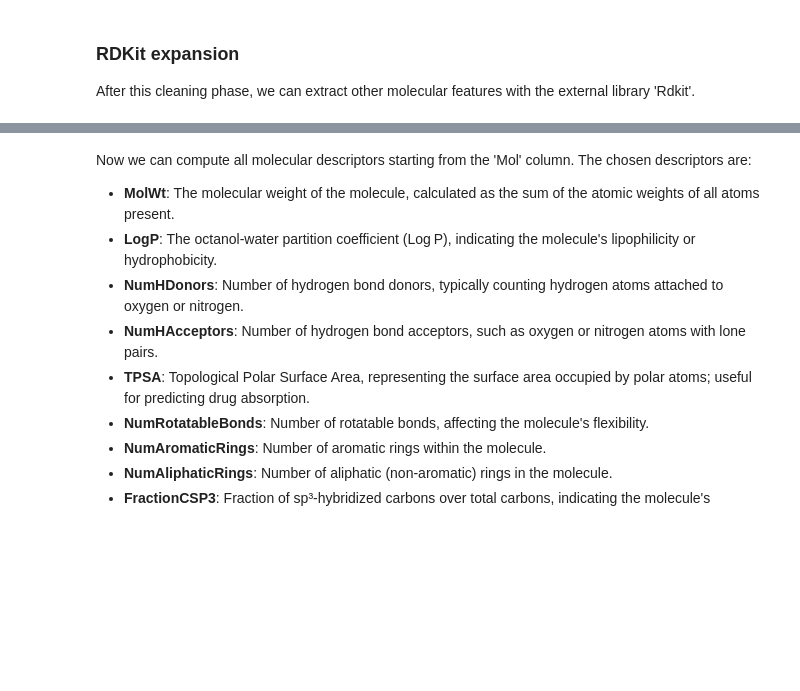
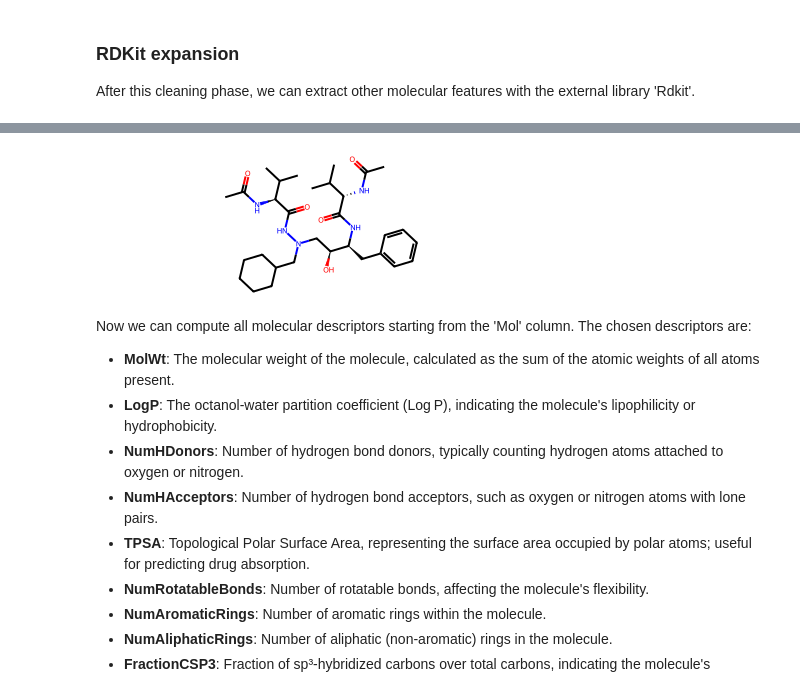
Before and after one commit to epfl-ada/ada-2024-project-adattatori, a Jupyter notebook: results.ipynb, the cells around one changed output, grey strips where cells are left out. Saved outputs shown, nothing was run; the diff lists cells and outputs as text; code cells hidden in the pictures; blank space fills up the shorter version.

```diff
--- a/results.ipynb
+++ b/results.ipynb
@@ -163 +123,4 @@ These functions compute:
+# %%
+hivRD = hiv.copy()
+hivRD = data_utils.nan_to_numeric(hivRD)
 # %% [markdown]
@@ -165,10 +128,11 @@ Use the first function to get the 'mol' rdkit object from the molecule SMILES. T
 # %%
 # Convert SMILES to RDKit Mol objects
-hivRD['Mol'] = hivRD['Ligand SMILES'].apply(smiles_to_mol)
-hivRD['Mol']
+hivRD['Mol'] = hivRD['Ligand SMILES'].apply(rdkit_extraction.smiles_to_mol)
 # %%
-#try to print the first one
-hivRD['Mol'][0]
+#try to print the first one, for seek of visualization
+hivRD['Mol'][177]
+# %% [output]
+[figure, added]
 # %% [markdown]
 Now we can compute all molecular descriptors starting from the 'Mol' column. The chosen descriptors are:
 - **MolWt**: The molecular weight of the molecule, calculated as the sum of the atomic weights of all atoms present.
```
Also changed, not shown: parts of 14 cells of this notebook.
